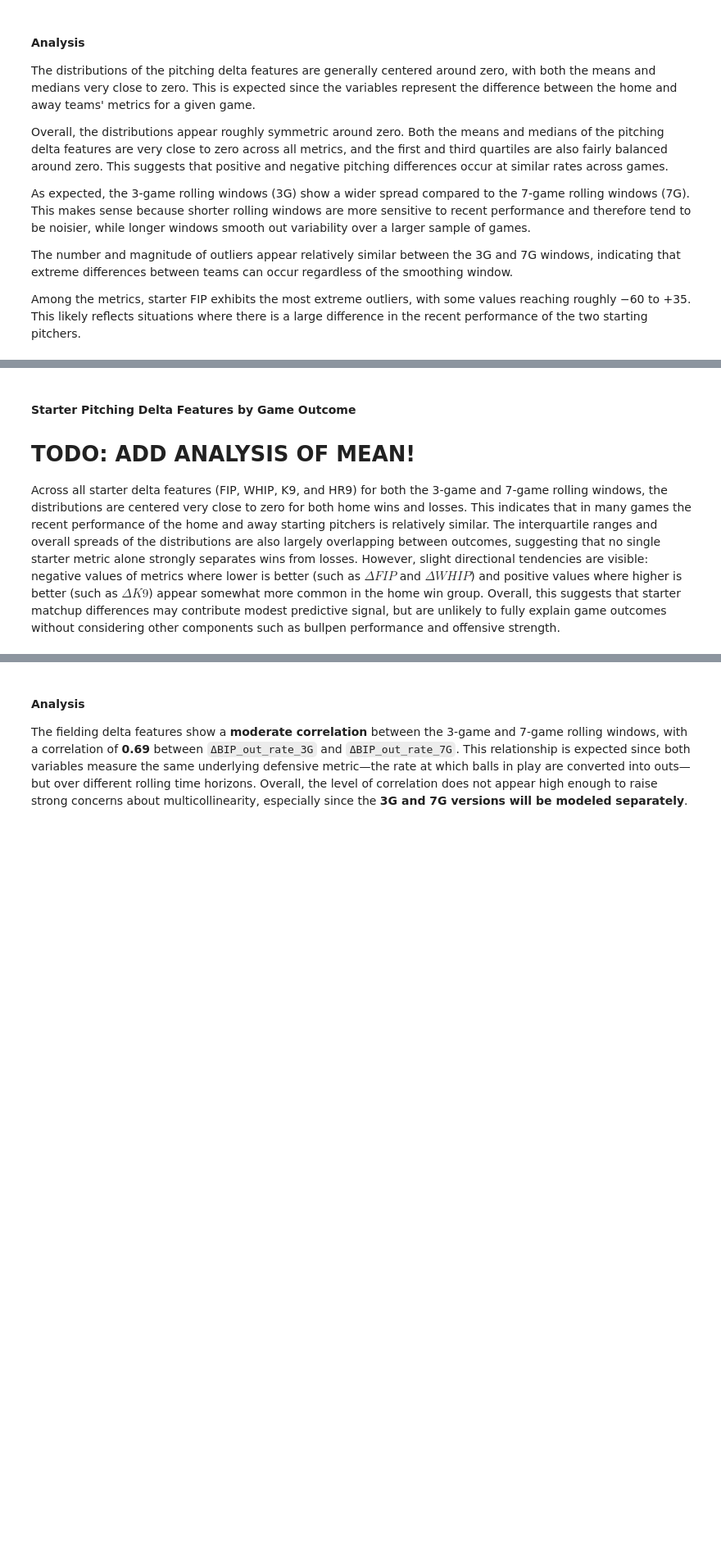
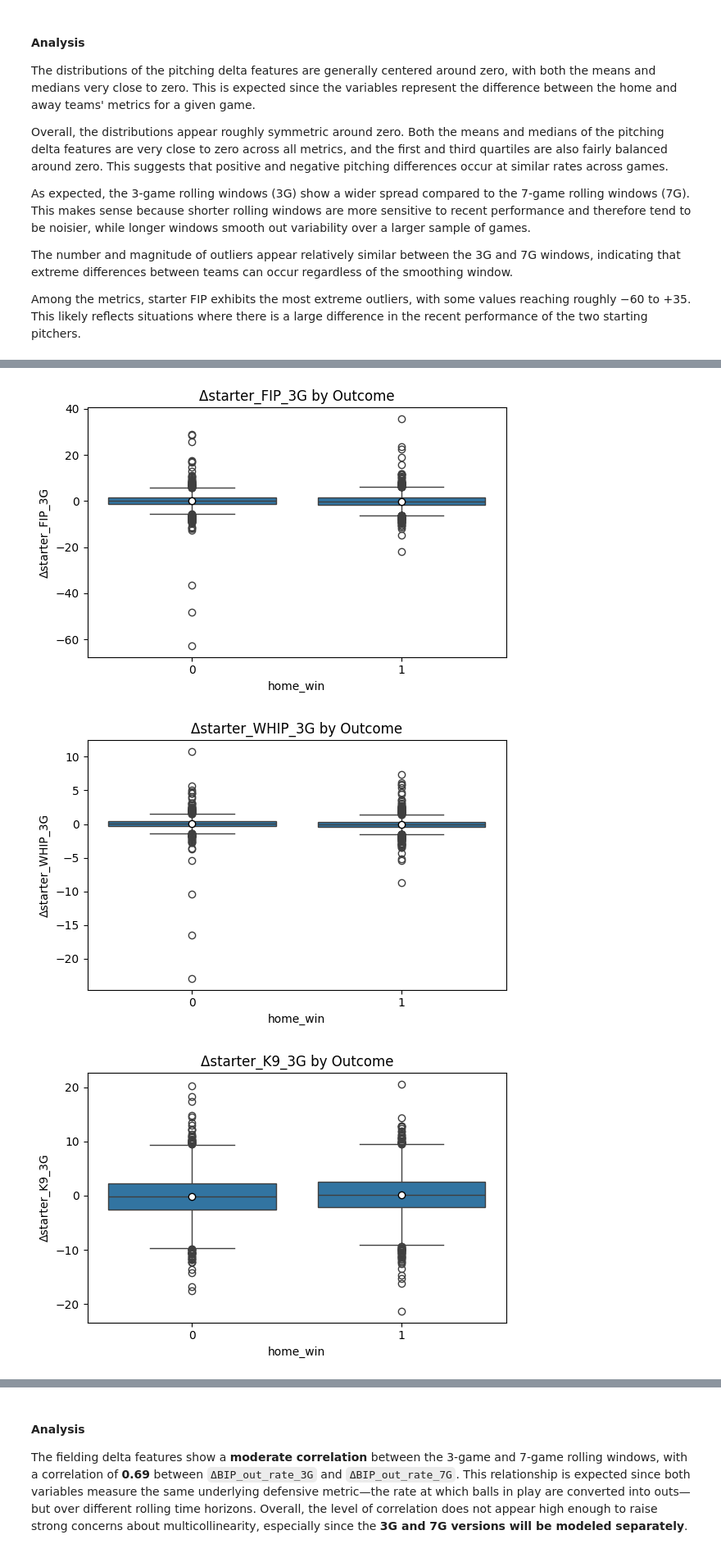
Before and after one commit to Sam-Gartenstein/mlb-win-prediction, a Jupyter notebook: Exploratory Data Analysis.ipynb, the cells around one changed output, grey strips where cells are left out. Shown at 82% size. Saved outputs shown, nothing was run; the diff lists cells and outputs as text; code cells hidden in the pictures; blank space fills up the shorter version.

```diff
--- a/Exploratory Data Analysis.ipynb
+++ b/Exploratory Data Analysis.ipynb
@@ -145,6 +131,0 @@ for col in delta_starter.columns:
-# %% [markdown]
-#### Starter Pitching Delta Features by Game Outcome
-
-# TODO: ADD ANALYSIS OF MEAN!
-
-Across all starter delta features (FIP, WHIP, K9, and HR9) for both the 3-game and 7-game rolling windows, the distributions are centered very close to zero for both home wins and losses. This indicates that in many games the recent performance of the home and away starting pitchers is relatively similar. The interquartile ranges and overall spreads of the distributions are also largely overlapping between outcomes, suggesting that no single starter metric alone strongly separates wins from losses. However, slight directional tendencies are visible: negative values of metrics where lower is better (such as $\Delta FIP$ and $\Delta WHIP$) and positive values where higher is better (such as $\Delta K9$) appear somewhat more common in the home win group. Overall, this suggests that starter matchup differences may contribute modest predictive signal, but are unlikely to fully explain game outcomes without considering other components such as bullpen performance and offensive strength.
@@ -150,0 +191,10 @@ Across all starter delta features (FIP, WHIP, K9, and HR9) for both the 3-game a
+# %%
+plot_delta_boxplots_by_outcome(
+    game_level_features,
+    like="Δstarter_",
+    showmeans=True
+)
+# %% [output]
+[figure, added]
+[figure, added]
+[figure, added]
```
Also changed, not shown: parts of 76 cells of this notebook.
